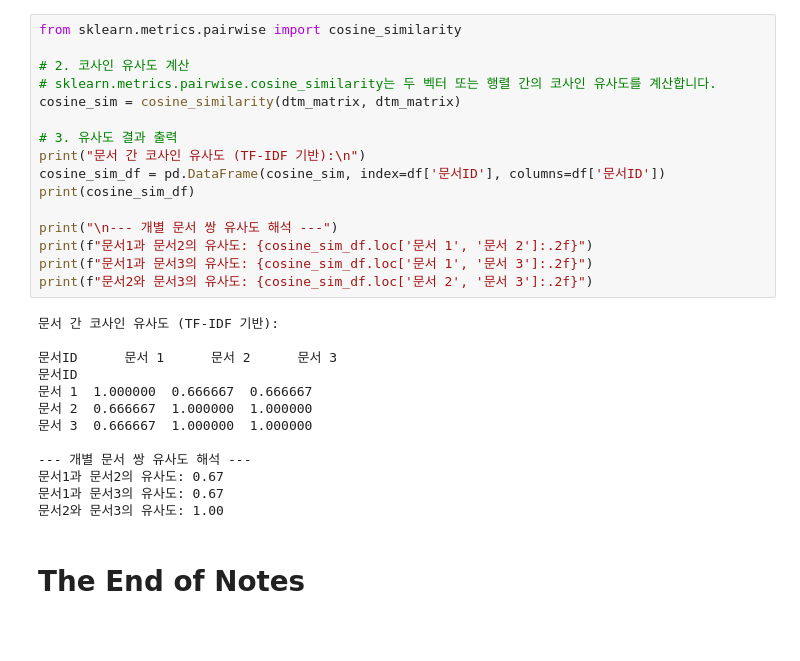
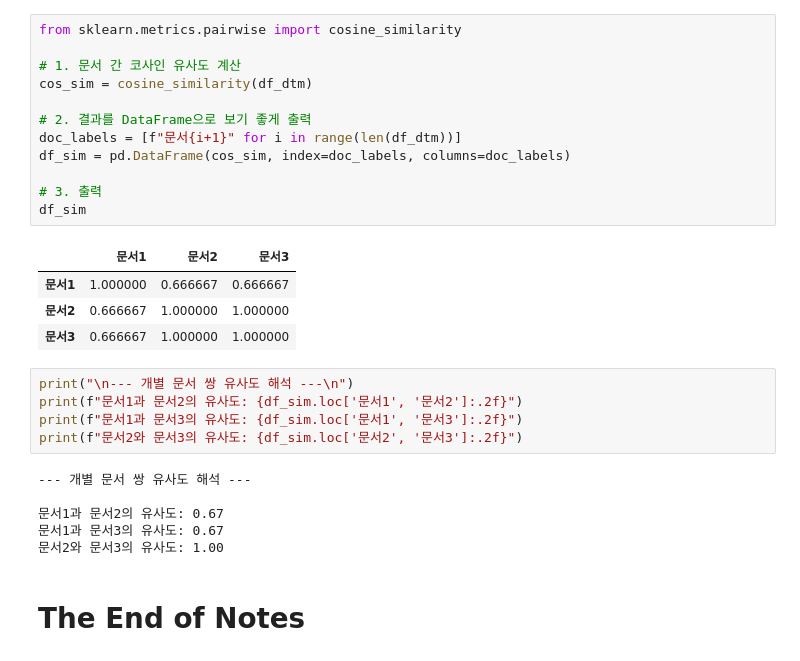
Before and after one commit to hursoo/big_k-modern_1, a Jupyter notebook: gb_041_feature_dtm.ipynb, the cells around one changed output. Cells and saved outputs as stored; diff of their text form; blank space fills up the shorter version.

```diff
--- a/gb_041_feature_dtm.ipynb
+++ b/gb_041_feature_dtm.ipynb
@@ -109,32 +58,31 @@ dtm_df
 - 코사인 유사도 지표를 사용함
-# %%
-from sklearn.metrics.pairwise import cosine_similarity
-
-# 2. 코사인 유사도 계산
-# sklearn.metrics.pairwise.cosine_similarity는 두 벡터 또는 행렬 간의 코사인 유사도를 계산합니다.
-cosine_sim = cosine_similarity(dtm_matrix, dtm_matrix)
-
-# 3. 유사도 결과 출력
-print("문서 간 코사인 유사도 (TF-IDF 기반):\n")
-cosine_sim_df = pd.DataFrame(cosine_sim, index=df['문서ID'], columns=df['문서ID'])
-print(cosine_sim_df)
-
-print("\n--- 개별 문서 쌍 유사도 해석 ---")
-print(f"문서1과 문서2의 유사도: {cosine_sim_df.loc['문서 1', '문서 2']:.2f}")
-print(f"문서1과 문서3의 유사도: {cosine_sim_df.loc['문서 1', '문서 3']:.2f}")
-print(f"문서2와 문서3의 유사도: {cosine_sim_df.loc['문서 2', '문서 3']:.2f}")
-# %% [output]
-문서 간 코사인 유사도 (TF-IDF 기반):
-
-문서ID      문서 1      문서 2      문서 3
-문서ID
-문서 1  1.000000  0.666667  0.666667
-문서 2  0.666667  1.000000  1.000000
-문서 3  0.666667  1.000000  1.000000
-
---- 개별 문서 쌍 유사도 해석 ---
-문서1과 문서2의 유사도: 0.67
-문서1과 문서3의 유사도: 0.67
-문서2와 문서3의 유사도: 1.00
+# %%
+from sklearn.metrics.pairwise import cosine_similarity
+
+# 1. 문서 간 코사인 유사도 계산
+cos_sim = cosine_similarity(df_dtm)
+
+# 2. 결과를 DataFrame으로 보기 좋게 출력
+doc_labels = [f"문서{i+1}" for i in range(len(df_dtm))]
+df_sim = pd.DataFrame(cos_sim, index=doc_labels, columns=doc_labels)
+
+# 3. 출력
+df_sim
+# %% [output]
+|  | 문서1 | 문서2 | 문서3 |
+| 문서1 | 1.000000 | 0.666667 | 0.666667 |
+| 문서2 | 0.666667 | 1.000000 | 1.000000 |
+| 문서3 | 0.666667 | 1.000000 | 1.000000 |
+# %%
+print("\n--- 개별 문서 쌍 유사도 해석 ---\n")
+print(f"문서1과 문서2의 유사도: {df_sim.loc['문서1', '문서2']:.2f}")
+print(f"문서1과 문서3의 유사도: {df_sim.loc['문서1', '문서3']:.2f}")
+print(f"문서2와 문서3의 유사도: {df_sim.loc['문서2', '문서3']:.2f}")
+# %% [output]
+--- 개별 문서 쌍 유사도 해석 ---
+
+문서1과 문서2의 유사도: 0.67
+문서1과 문서3의 유사도: 0.67
+문서2와 문서3의 유사도: 1.00
 # %% [markdown]
 # The End of Notes
```
Also changed, not shown: parts of 21 cells of this notebook.
